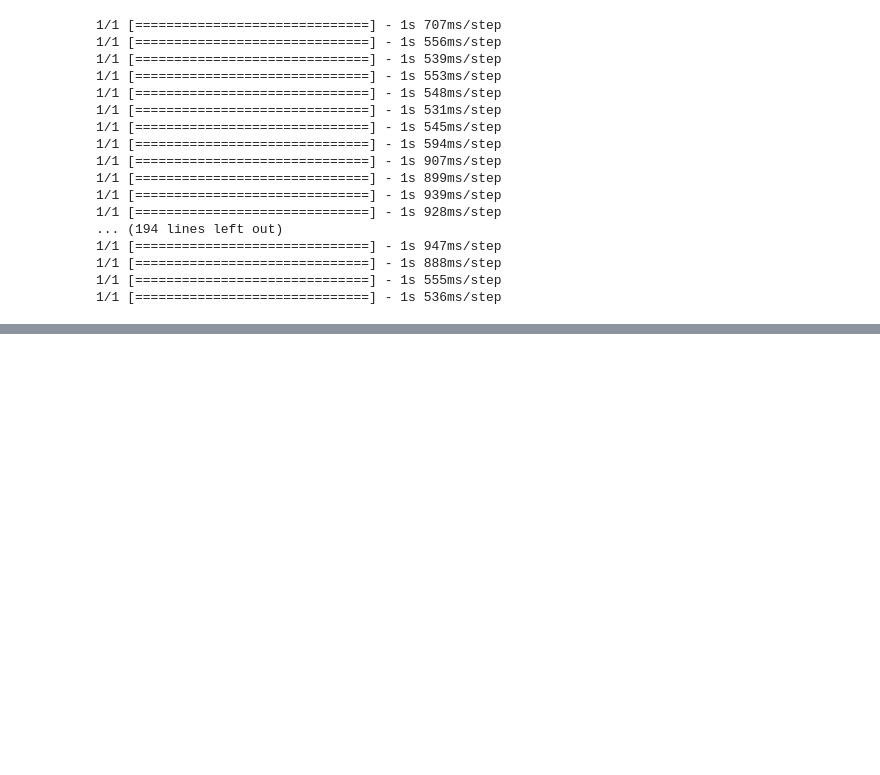
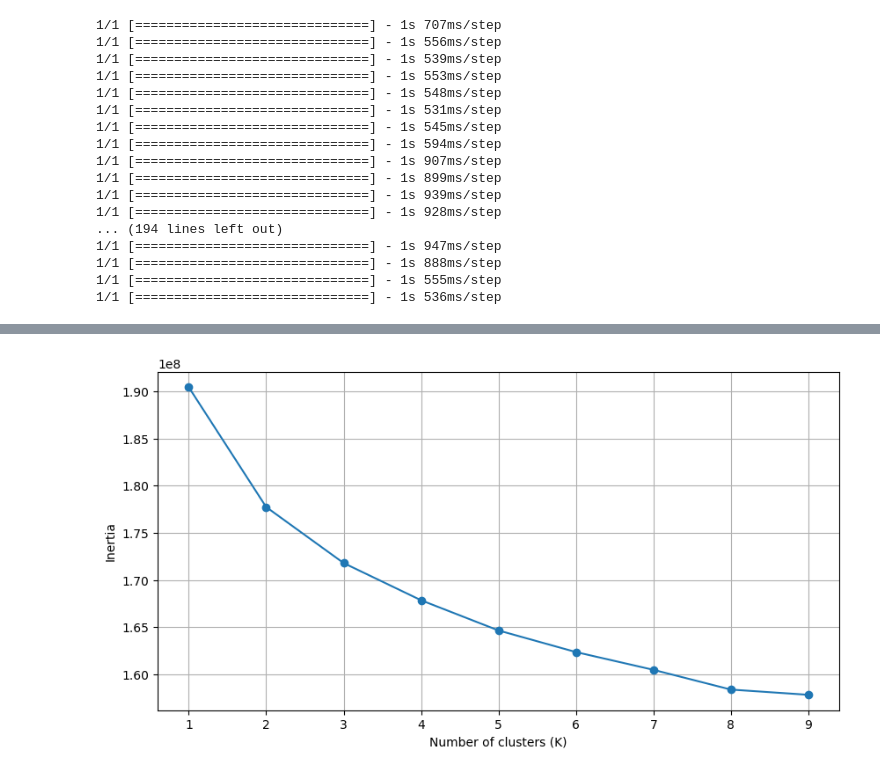
Before and after one commit to ArshiAbolghasemi/AI-UT, a Jupyter notebook: clustering/image_clustering.ipynb, the cells around one changed output, grey strips where cells are left out. Saved outputs shown, nothing was run; the diff lists cells and outputs as text; code cells hidden in the pictures; blank space fills up the shorter version.

Commit message:
feat: adding optimize number of clusters in k means

```diff
--- a/clustering/image_clustering.ipynb
+++ b/clustering/image_clustering.ipynb
@@ -19,11 +20,16 @@ from dataclasses import dataclass
 # %% [markdown]
 ## Settings
 # %%
+# DataSet
 DATASET_PATH=os.path.join(os.getcwd(), 'drive/MyDrive/AI-UT/clustering/data')
 FLOWER_IMAGES_PATH=os.path.join(DATASET_PATH, 'flower_images/')
 
+# Feature Extraction
 IMG_HEIGHT=224
 IMG_WIDTH=224
+
+# K-Means
+NUM_ITER=100
 # %% [markdown]
 ## Mount Google Drive
 # %%
@@ -146,0 +192,21 @@ extract_features(flowers)
+# %%
+def optimise_number_of_clusters(features: np.ndarray, max_k: int) -> None:
+  cluster_counts = []
+  inertias = []
+
+  for k in range(1, max_k):
+    model = KMeans(n_clusters=k, n_init=NUM_ITER)
+    model.fit(features)
+    inertias.append(model.inertia_)
+    cluster_counts.append(k)
+
+  plt.subplots(figsize=(10,5))
+  plt.plot(range(1, max_k), inertias, 'o-')
+  plt.xlabel('Number of clusters (K)')
+  plt.ylabel('Inertia')
+  plt.grid(True)
+  plt.show()
+# %%
+optimise_number_of_clusters([flower.features.flatten() for flower in flowers], 10)
+# %% [output]
+[figure, added]
```
Also changed, not shown: parts of 5 cells of this notebook.
